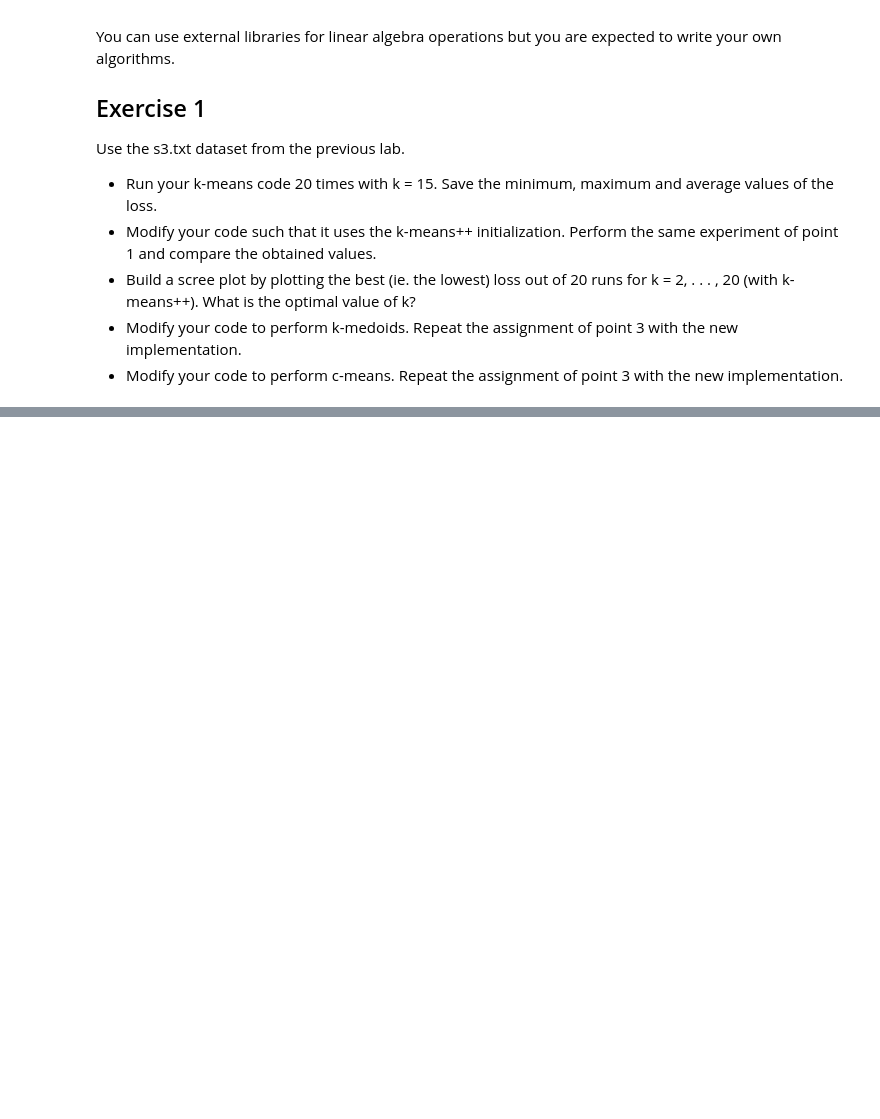
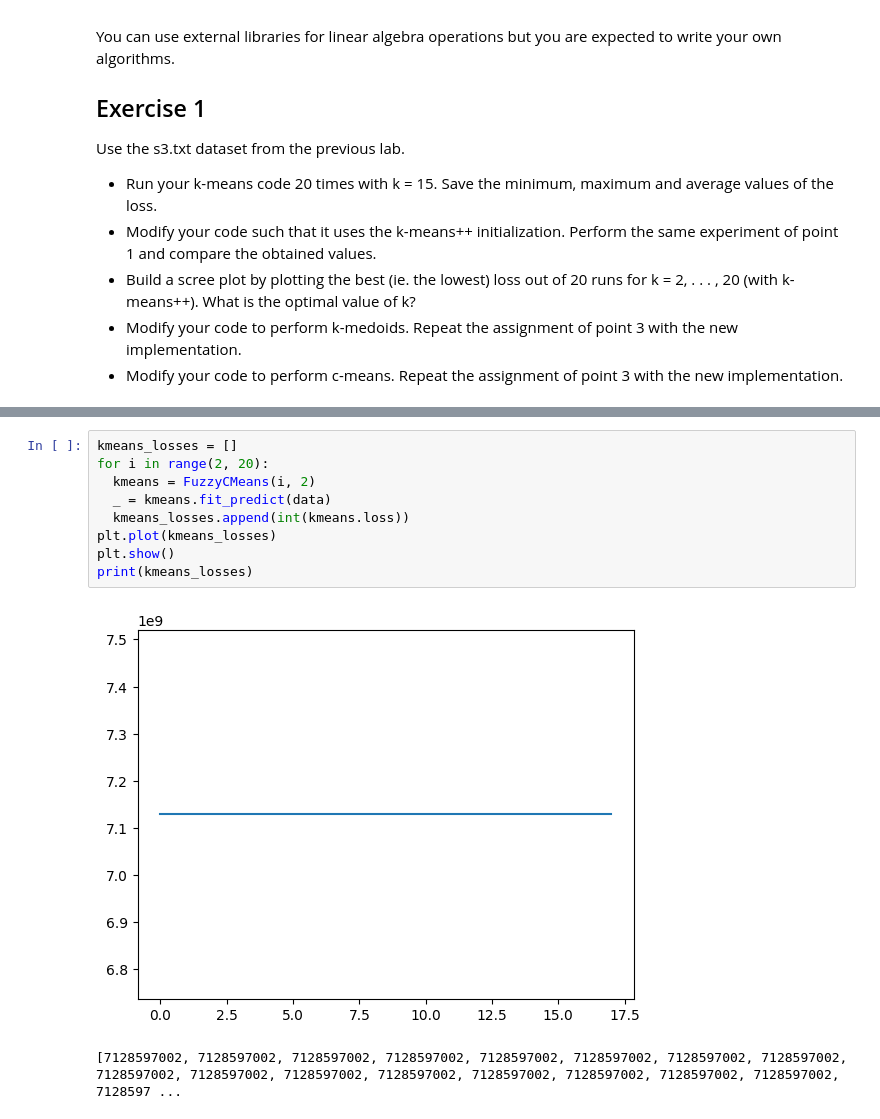
Before and after one commit to alequerenghi/unsupervised_learning, a Jupyter notebook: ex8.ipynb, the cells around one changed output, grey strips where cells are left out. Cells and saved outputs as stored; diff of their text form; blank space fills up the shorter version.

```diff
--- a/ex8.ipynb
+++ b/ex8.ipynb
@@ -75,0 +88,12 @@ plt.show()
+# %%
+kmeans_losses = []
+for i in range(2, 20):
+  kmeans = FuzzyCMeans(i, 2)
+  _ = kmeans.fit_predict(data)
+  kmeans_losses.append(int(kmeans.loss))
+plt.plot(kmeans_losses)
+plt.show()
+print(kmeans_losses)
+# %% [output]
+[figure, added]
+[7128597002, 7128597002, 7128597002, 7128597002, 7128597002, 7128597002, 7128597002, 7128597002, 7128597002, 7128597002, 7128597002, 7128597002, 7128597002, 7128597002, 7128597002, 7128597002, 7128597 ...
```
Also changed, not shown: parts of 7 cells of this notebook, 2 other files.
